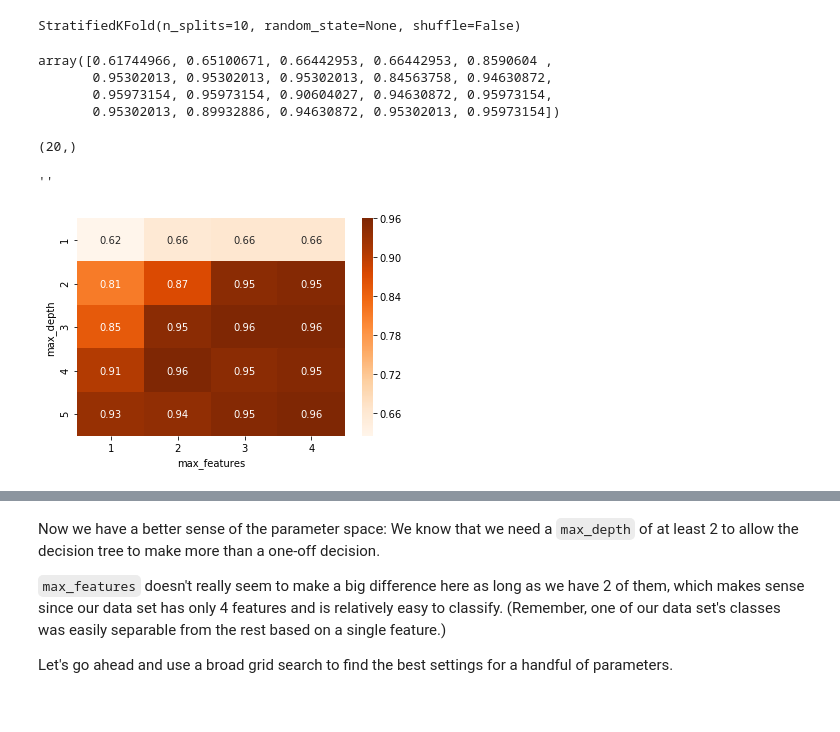
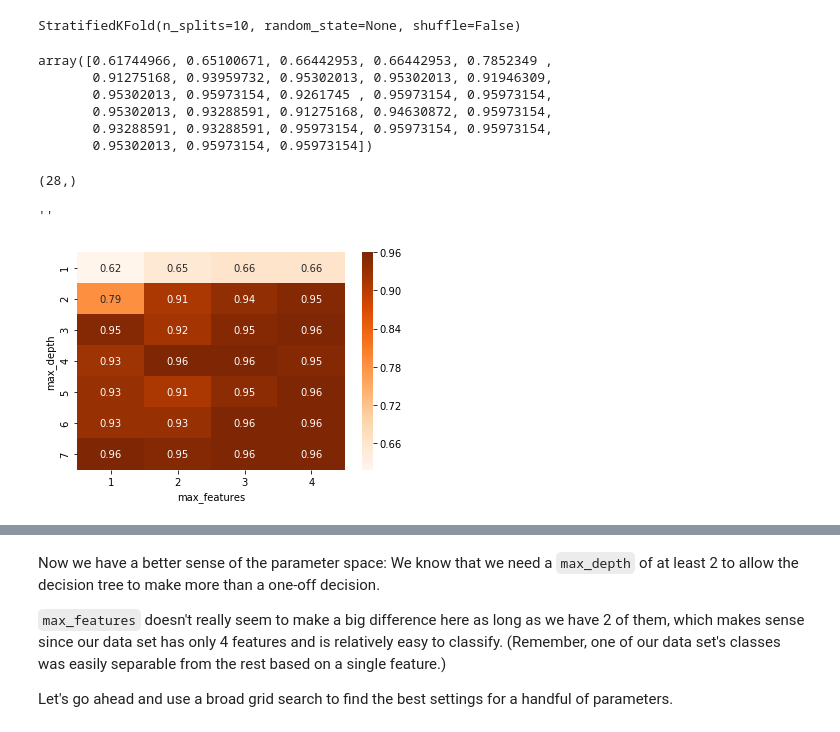
Before and after one commit to ValRCS/RCS_Python_11, a Jupyter notebook: Machine_Learning_intro_scikit-learn/Irises Data Analysis Workflow_classwork_2019_12.ipynb, the cells around one changed output, grey strips where cells are left out. Drawn from its saved outputs; the diff is of its cells as text; code cells hidden in the pictures.

```diff
--- a/Machine_Learning_intro_scikit-learn/Irises Data Analysis Workflow_classwork_2019_12.ipynb
+++ b/Machine_Learning_intro_scikit-learn/Irises Data Analysis Workflow_classwork_2019_12.ipynb
@@ -1220,7 +1196,7 @@ from sklearn.model_selection import GridSearchCV
 decision_tree_classifier = DecisionTreeClassifier()
 
 # the parameters will depend on the model we use above
-parameter_grid = {'max_depth': [1, 2, 3, 4, 5],
+parameter_grid = {'max_depth': [1, 2, 3, 4, 5, 6, 7],
                   'max_features': [1, 2, 3, 4]}
 
 cross_validation = StratifiedKFold(n_splits=10)
@@ -1269,27 +1245,30 @@ StratifiedKFold(n_splits=10, random_state=None, shuffle=False)
 # %%
 grid_search.cv_results_['mean_test_score']
 # %% [output]
-array([0.61744966, 0.65100671, 0.66442953, 0.66442953, 0.8590604 ,
-       0.95302013, 0.95302013, 0.95302013, 0.84563758, 0.94630872,
-       0.95973154, 0.95973154, 0.90604027, 0.94630872, 0.95973154,
-       0.95302013, 0.89932886, 0.94630872, 0.95302013, 0.95973154])
+array([0.61744966, 0.65100671, 0.66442953, 0.66442953, 0.7852349 ,
+       0.91275168, 0.93959732, 0.95302013, 0.95302013, 0.91946309,
+       0.95302013, 0.95973154, 0.9261745 , 0.95973154, 0.95973154,
+       0.95302013, 0.93288591, 0.91275168, 0.94630872, 0.95973154,
+       0.93288591, 0.93288591, 0.95973154, 0.95973154, 0.95973154,
+       0.95302013, 0.95973154, 0.95973154])
 # %%
 cv_res = grid_search.cv_results_['mean_test_score']
 cv_res.shape
 # %% [output]
-(20,)
+(28,)
 # %%
 import seaborn as sb
 # %%
+
 grid_visualization = grid_search.cv_results_['mean_test_score']
-grid_visualization.shape = (5, 4)
+grid_visualization.shape = (7, 4)
 sb.heatmap(grid_visualization, cmap='Oranges', annot=True)
 plt.xticks(np.arange(4) + 0.5, grid_search.param_grid['max_features'])
-plt.yticks(np.arange(5) + 0.5, grid_search.param_grid['max_depth'])
+plt.yticks(np.arange(7) + 0.5, grid_search.param_grid['max_depth'])
 plt.xlabel('max_features')
 plt.ylabel('max_depth')
 plt.savefig("grid_heatmap.png")
 ;
 # %% [output]
 ''
-[figure, old version]
+[figure, new version]
```
Also changed, not shown: parts of 36 cells of this notebook, 3 other files.
